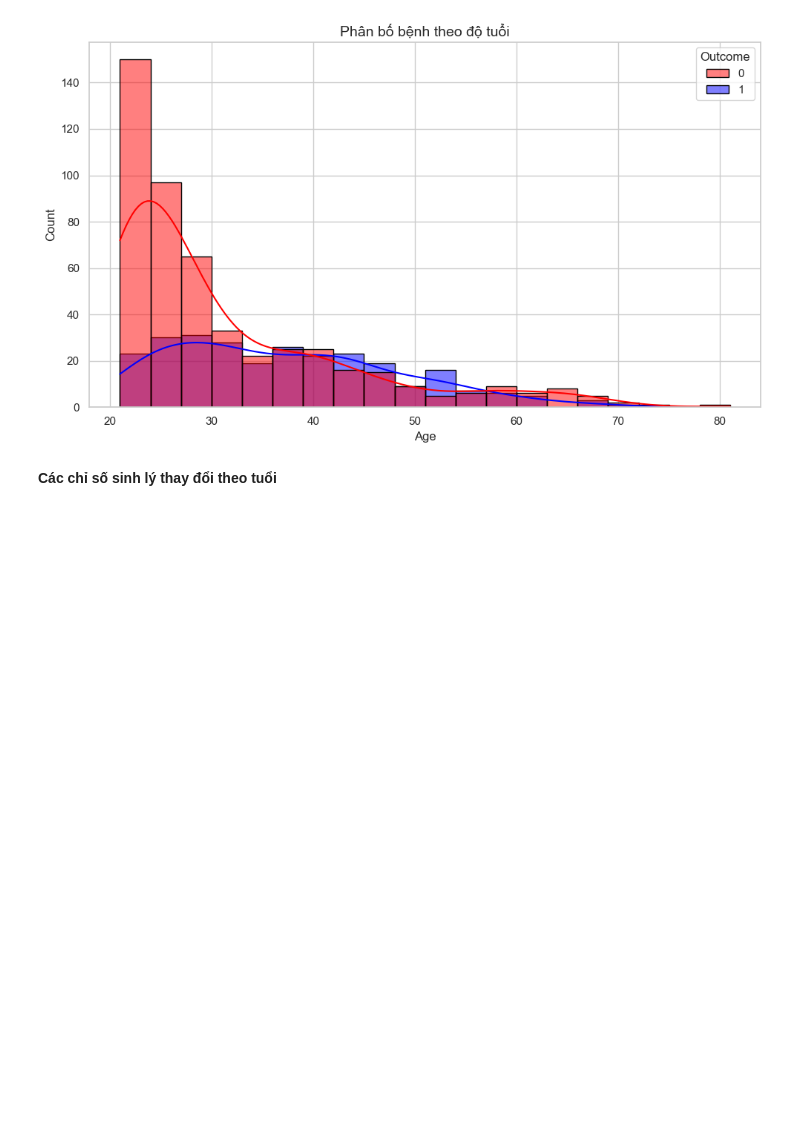
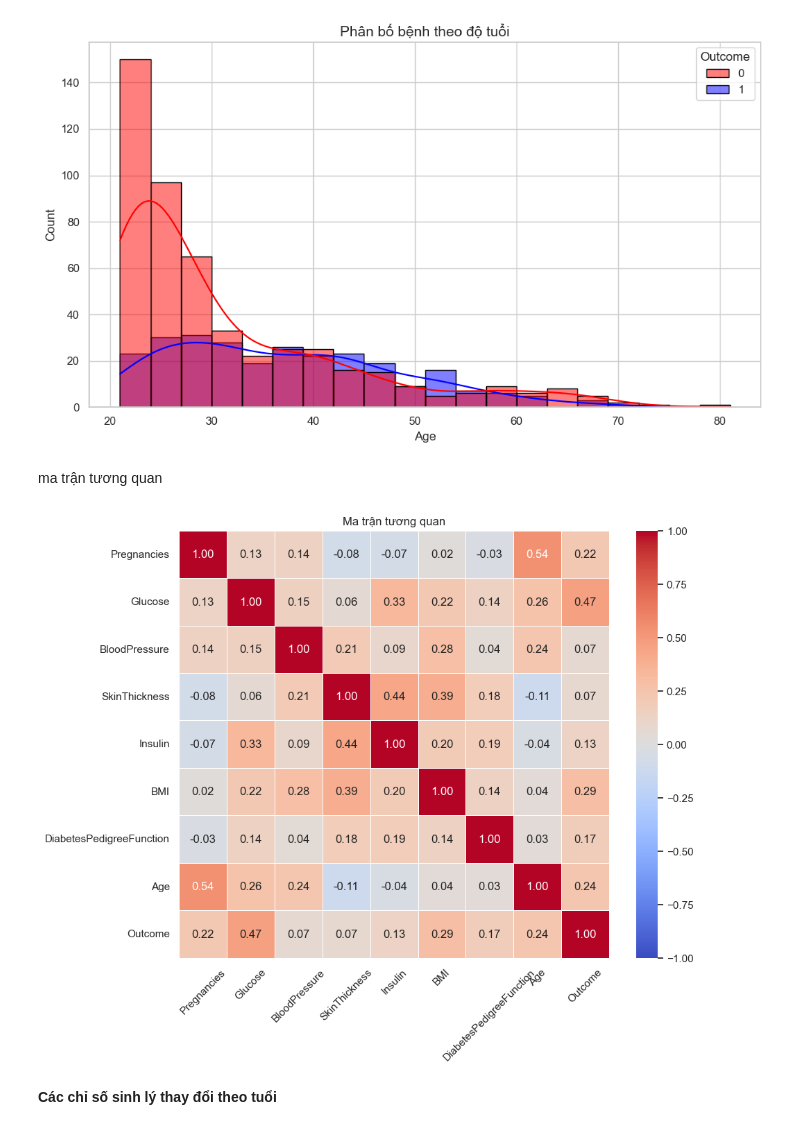
Before and after one commit to JaseSous/ai-project, a Jupyter notebook: eda/Ve_bieu_do.ipynb, the cells around one changed output. Drawn from its saved outputs; the diff is of its cells as text; code cells hidden in the pictures; blank space fills up the shorter version.

Commit message:
vẽ thêm ma trận

```diff
--- a/eda/Ve_bieu_do.ipynb
+++ b/eda/Ve_bieu_do.ipynb
@@ -151,6 +169,32 @@ plt.tight_layout()
 plt.show()
 # %% [output]
 [figure]
+# %% [markdown]
+ma trận tương quan
+# %%
+
+# Tính ma trận tương quan
+corr_matrix = df_dataset.corr()
+
+# Vẽ heatmap
+plt.figure(figsize=(10, 8))
+sns.heatmap(
+    corr_matrix,
+    annot=True,
+    cmap="coolwarm",
+    fmt=".2f",
+    linewidths=0.5,
+    vmin=-1,
+    vmax=1
+)
+
+plt.title("Ma trận tương quan")
+plt.xticks(rotation=45)
+plt.yticks(rotation=0)
+
+plt.show()
+# %% [output]
+[figure, added]
 # %% [markdown]
 **Các chỉ số sinh lý thay đổi theo tuổi**
 # %% [markdown]
```
Also changed, not shown: parts of 3 cells of this notebook, 2 other files.
